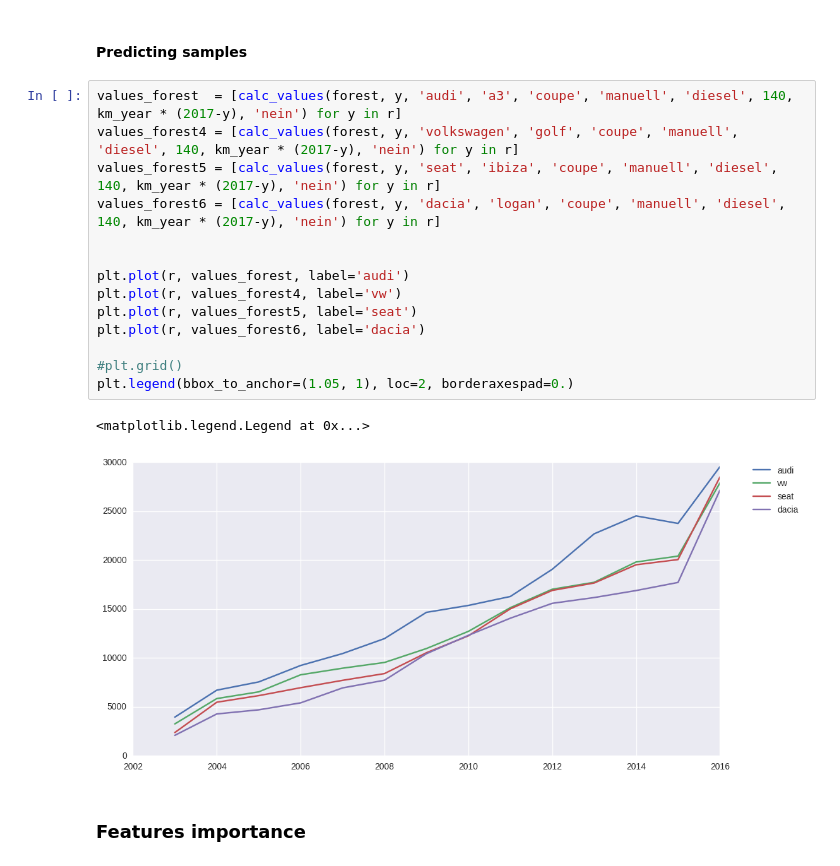
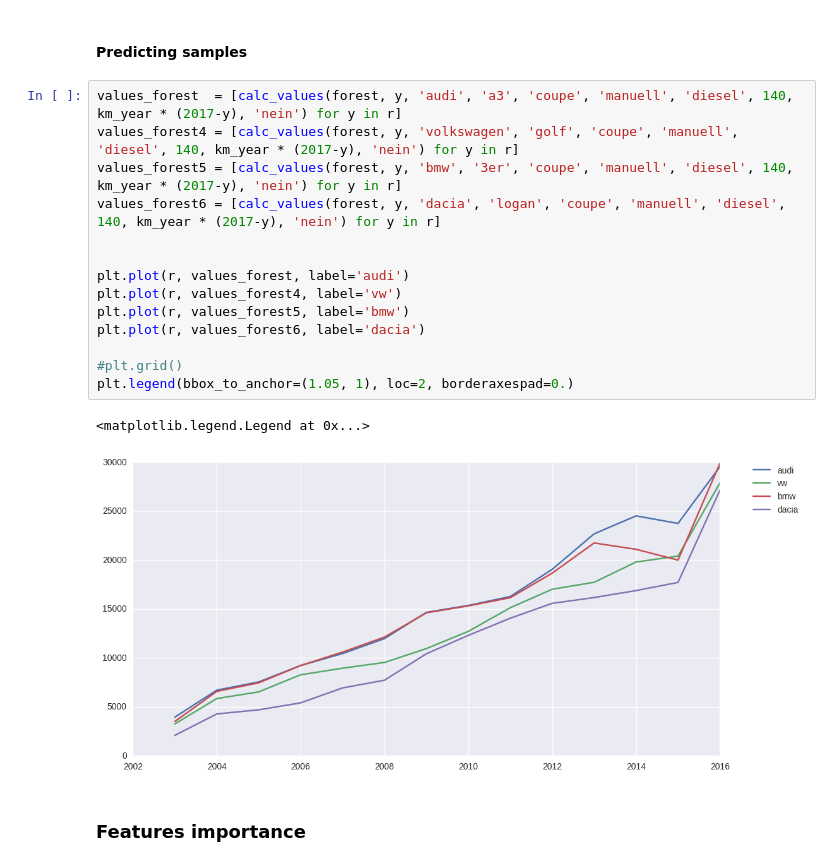
Before and after one commit to ddmng/jupyter-test, a Jupyter notebook: autos/Autos price predictions.ipynb, the cells around one changed output. Saved outputs shown, nothing was run; the diff lists cells and outputs as text.

```diff
--- a/autos/Autos price predictions.ipynb
+++ b/autos/Autos price predictions.ipynb
@@ -473,20 +473,20 @@ Score: 0.86
 # %%
 values_forest  = [calc_values(forest, y, 'audi', 'a3', 'coupe', 'manuell', 'diesel', 140, km_year * (2017-y), 'nein') for y in r]
 values_forest4 = [calc_values(forest, y, 'volkswagen', 'golf', 'coupe', 'manuell', 'diesel', 140, km_year * (2017-y), 'nein') for y in r]
-values_forest5 = [calc_values(forest, y, 'seat', 'ibiza', 'coupe', 'manuell', 'diesel', 140, km_year * (2017-y), 'nein') for y in r]
+values_forest5 = [calc_values(forest, y, 'bmw', '3er', 'coupe', 'manuell', 'diesel', 140, km_year * (2017-y), 'nein') for y in r]
 values_forest6 = [calc_values(forest, y, 'dacia', 'logan', 'coupe', 'manuell', 'diesel', 140, km_year * (2017-y), 'nein') for y in r]
 
 
 plt.plot(r, values_forest, label='audi')
 plt.plot(r, values_forest4, label='vw')
-plt.plot(r, values_forest5, label='seat')
+plt.plot(r, values_forest5, label='bmw')
 plt.plot(r, values_forest6, label='dacia')
 
 #plt.grid()
 plt.legend(bbox_to_anchor=(1.05, 1), loc=2, borderaxespad=0.)
 # %% [output]
 <matplotlib.legend.Legend at 0x...>
-[figure, old version]
+[figure, new version]
 # %% [markdown]
 ### Features importance
 # %%
```
Also changed, not shown: parts of 1 cell of this notebook.
